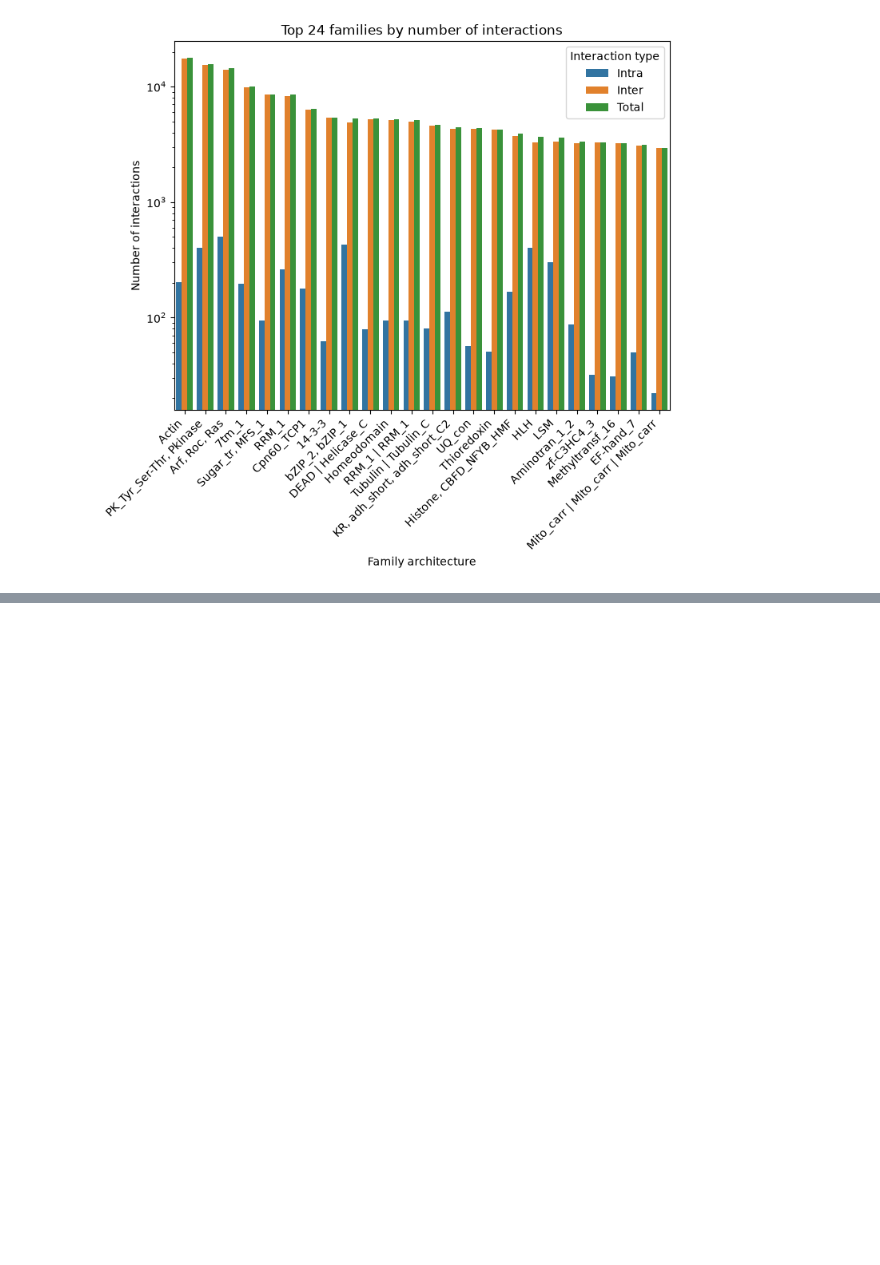
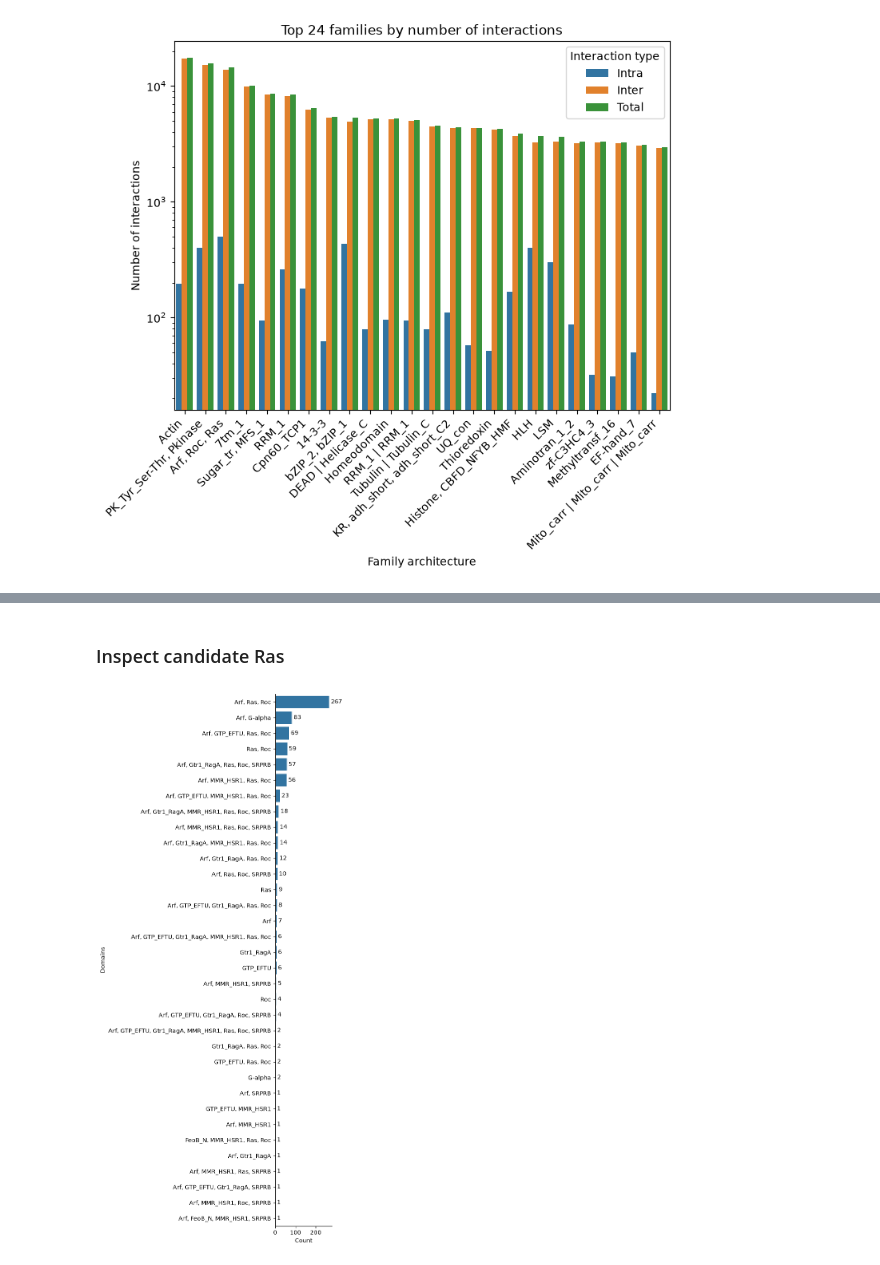
Before and after one commit to AlejandroSanchezCano/POFFT, a Jupyter notebook: visualization/X3.ipynb, the cells around one changed output, grey strips where cells are left out. Cells and saved outputs as stored; diff of their text form; code cells hidden in the pictures; blank space fills up the shorter version.

```diff
--- a/visualization/X3.ipynb
+++ b/visualization/X3.ipynb
@@ -152,0 +278,6 @@ plt.show()
+# %% [markdown]
+### Inspect candidate Ras
+# %%
+plot_family_architectures([['Arf', 'Roc', 'Ras']])
+# %% [output]
+[figure, added]
```
Also changed, not shown: parts of 24 cells of this notebook, 4 other files.
